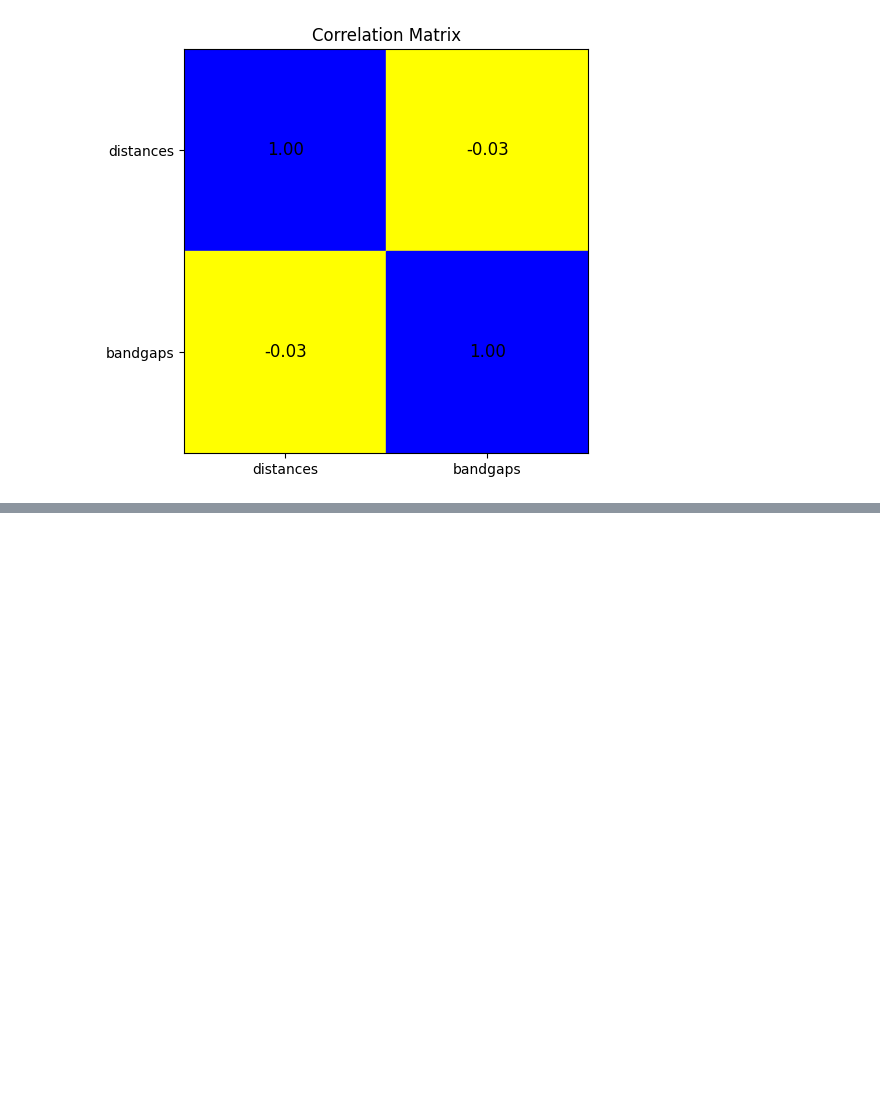
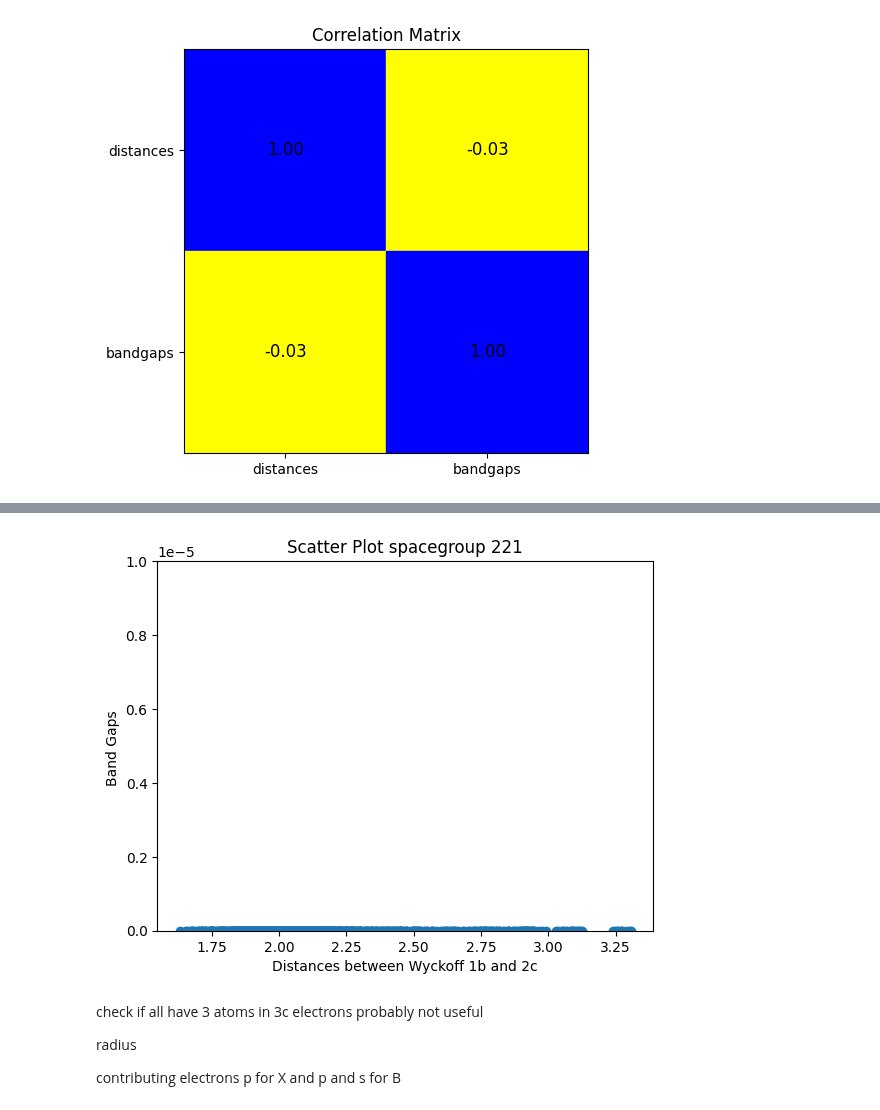
Before and after one commit to immischein/ML-bandgap, a Jupyter notebook: Spacegroup_specific_endeavours.ipynb, the cells around one changed output, grey strips where cells are left out. Saved outputs shown, nothing was run; the diff lists cells and outputs as text; code cells hidden in the pictures; blank space fills up the shorter version.

```diff
--- a/Spacegroup_specific_endeavours.ipynb
+++ b/Spacegroup_specific_endeavours.ipynb
@@ -172,0 +165,9 @@ plt.show()
+# %%
+plt.scatter(distances, band_gaps)
+plt.xlabel("Distances between Wyckoff 1b and 2c")
+plt.ylabel("Band Gaps ")
+plt.ylim(0 , .00001)
+plt.title("Scatter Plot spacegroup 221")
+plt.show()
+# %% [output]
+[figure, added]
@@ -172,0 +177,9 @@ plt.show()
+# %% [markdown]
+check if all have 3 atoms in 3c
+electrons probably not useful
+
+radius
+
+contributing electrons
+p for X
+and p and s for B
```
Also changed, not shown: parts of 4 cells of this notebook.
